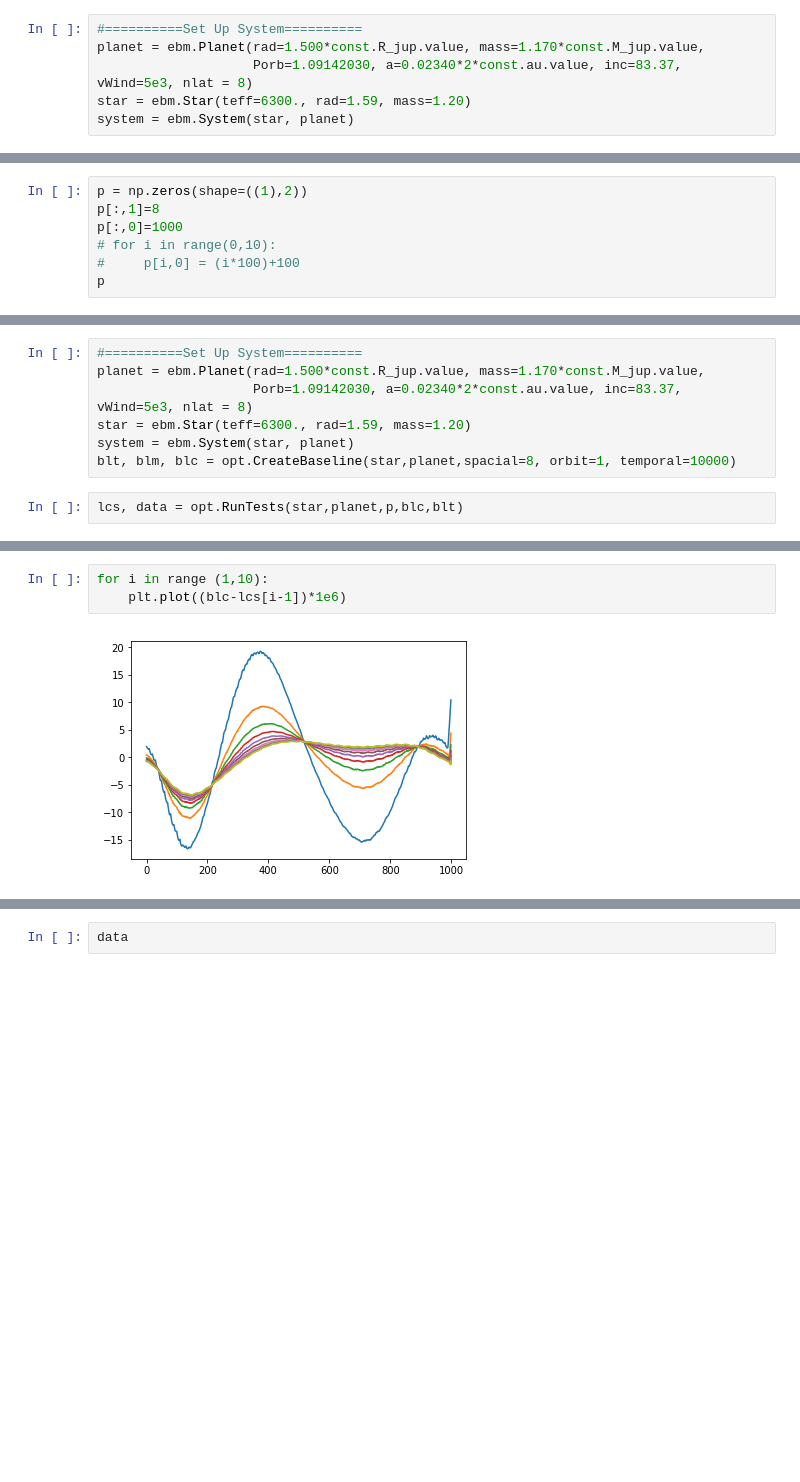
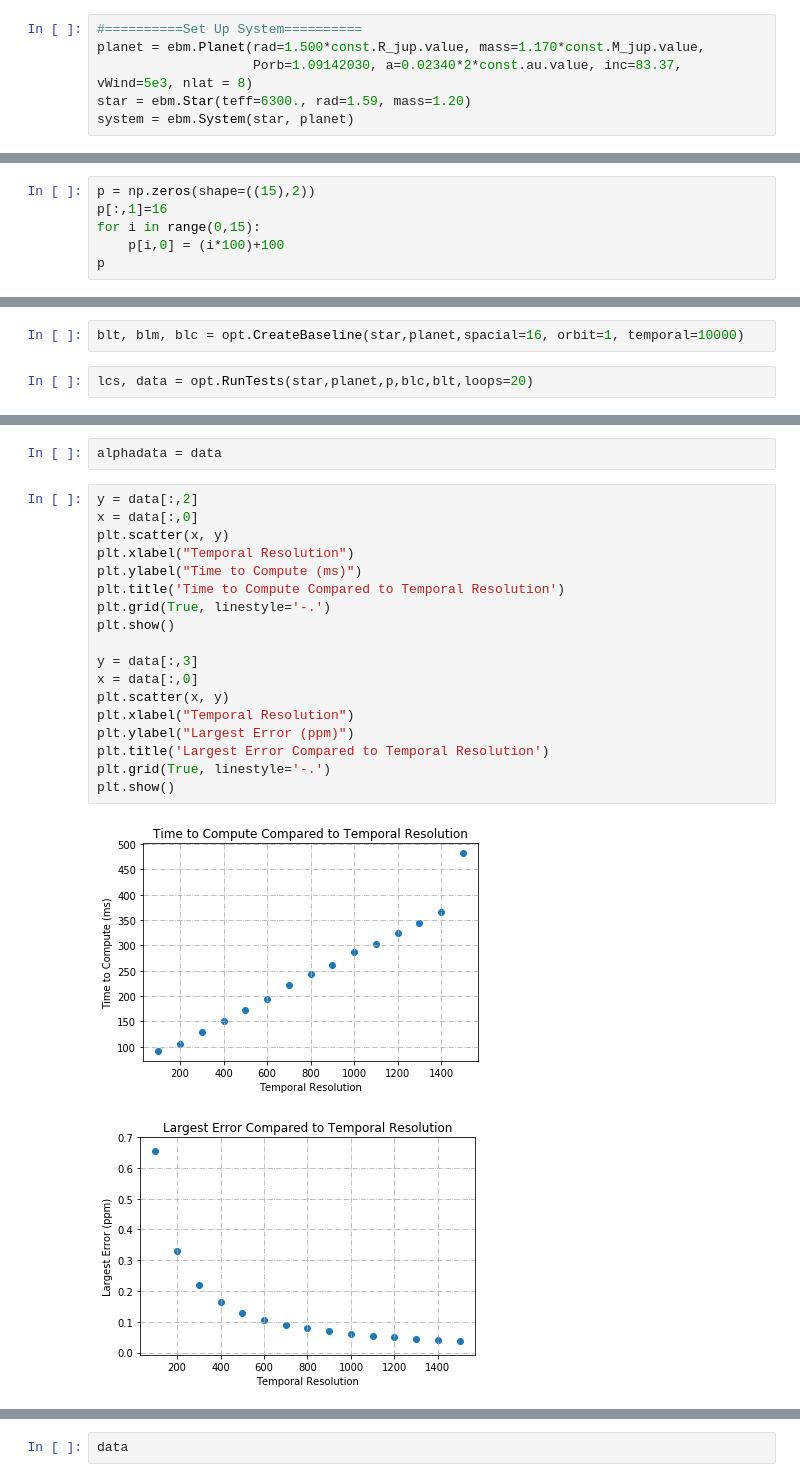
Before and after one commit to ZYVE255/ebm-optimizer, a Jupyter notebook: TestingDebugging.ipynb, the cells around one changed output, grey strips where cells are left out. Cells and saved outputs as stored; diff of their text form; blank space fills up the shorter version.

```diff
--- a/TestingDebugging.ipynb
+++ b/TestingDebugging.ipynb
@@ -88,10 +91,9 @@ def RunTests(star, planet, points, base, basetimes):
 
     return lcs, data
 # %%
-p = np.zeros(shape=((1),2))
-p[:,1]=8
-p[:,0]=1000
-# for i in range(0,10):
-#     p[i,0] = (i*100)+100
+p = np.zeros(shape=((15),2))
+p[:,1]=16
+for i in range(0,15):
+    p[i,0] = (i*100)+100
 p
 # %% [output]
@@ -99,9 +115,4 @@ array([[1000.,    8.]])
-# %%
-#==========Set Up System==========
-planet = ebm.Planet(rad=1.500*const.R_jup.value, mass=1.170*const.M_jup.value,
-                    Porb=1.09142030, a=0.02340*2*const.au.value, inc=83.37, vWind=5e3, nlat = 8)
-star = ebm.Star(teff=6300., rad=1.59, mass=1.20)
-system = ebm.System(star, planet)
-blt, blm, blc = opt.CreateBaseline(star,planet,spacial=8, orbit=1, temporal=10000)
+# %%
+blt, blm, blc = opt.CreateBaseline(star,planet,spacial=16, orbit=1, temporal=10000)
 # %%
-lcs, data = opt.RunTests(star,planet,p,blc,blt)
+lcs, data = opt.RunTests(star,planet,p,blc,blt,loops=20)
@@ -118,5 +119,23 @@ array([0., 0., 0., 0., 0., 0., 0., 0., 0., 0.])
-# %%
-for i in range (1,10):
-    plt.plot((blc-lcs[i-1])*1e6)
-# %% [output]
-[figure, removed]
+# %%
+alphadata = data
+# %%
+y = data[:,2]
+x = data[:,0]
+plt.scatter(x, y)
+plt.xlabel("Temporal Resolution")
+plt.ylabel("Time to Compute (ms)")
+plt.title('Time to Compute Compared to Temporal Resolution')
+plt.grid(True, linestyle='-.')
+plt.show()
+
+y = data[:,3]
+x = data[:,0]
+plt.scatter(x, y)
+plt.xlabel("Temporal Resolution")
+plt.ylabel("Largest Error (ppm)")
+plt.title('Largest Error Compared to Temporal Resolution')
+plt.grid(True, linestyle='-.')
+plt.show()
+# %% [output]
+[figure, added]
+[figure, added]
```
Also changed, not shown: parts of 5 cells of this notebook, 5 other files.
